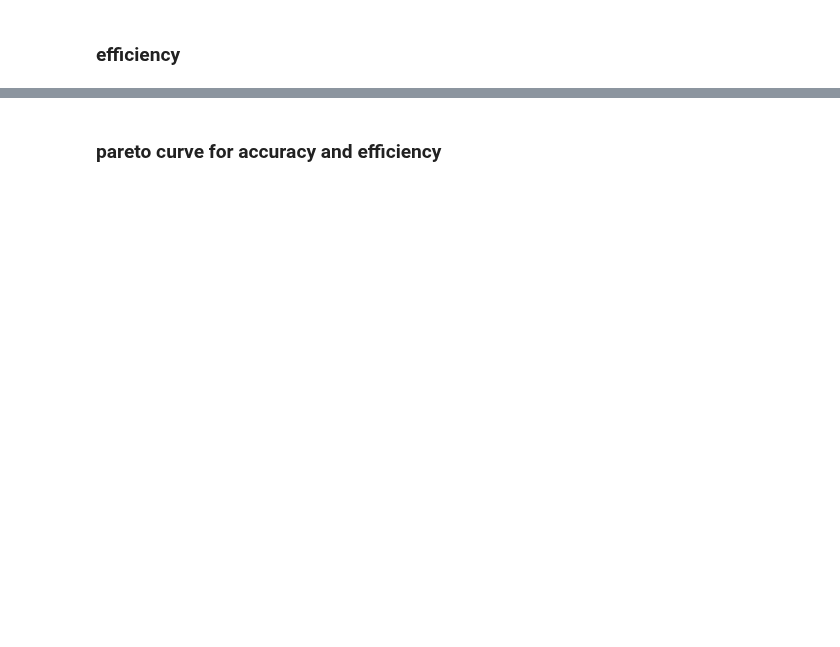
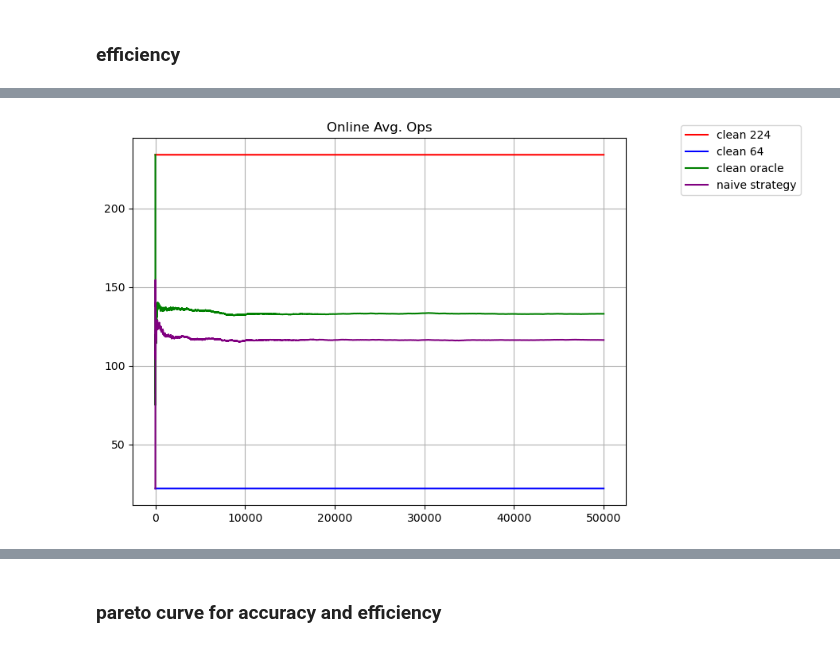
Before and after one commit to Geffen-Cooper/continual_learning_playground, a Jupyter notebook: src/test_time_kd/test_corruptions.ipynb, the cells around one changed output, grey strips where cells are left out. Saved outputs shown, nothing was run; the diff lists cells and outputs as text; code cells hidden in the pictures; blank space fills up the shorter version.

```diff
--- a/src/test_time_kd/test_corruptions.ipynb
+++ b/src/test_time_kd/test_corruptions.ipynb
@@ -752 +758,23 @@ plt.ylim([-0.1,1.1])
+# %%
+fig1 = plt.figure(figsize=(8,6))
+ax1 = fig1.add_subplot(111)
+ax1.plot(idxs,clean_online_ops,label='clean 224',color='red')
+ax1.plot(idxs,clean_online_ops64,label='clean 64',color='blue')
+ax1.plot(idxs,clean_oracle_ops,label='clean oracle',color='green')
+# ax1.plot(idxs,corr_online_acc,label='corrupted 224',color='black')
+# ax1.plot(idxs,corr_online_acc64,label='corrupted 64',color='green')
+ax1.plot(idxs,clean_naive_ops,label='naive strategy',color='purple')
+plt.title("Online Avg. Ops")
+# ax2 = ax1.twinx()
+# px = overconfident_locations
+# py = [naive_online_acc[x] for x in px]
+# # plt.scatter(px,py,s=0.5,c='r')
+# ax2.hist(px,bins=100,alpha=0.2)
+ax1.legend(bbox_to_anchor=(1.1, 1.05))
+# ax1.set_ylabel("Online Accuracy")
+# ax2.set_ylabel("# overconfident images")
+# ax1.set_xlabel("Image Index")
+plt.grid()
+# %% [output]
+[figure, added]
 # %%
```
Also changed, not shown: parts of 21 cells of this notebook, 2 other files.
